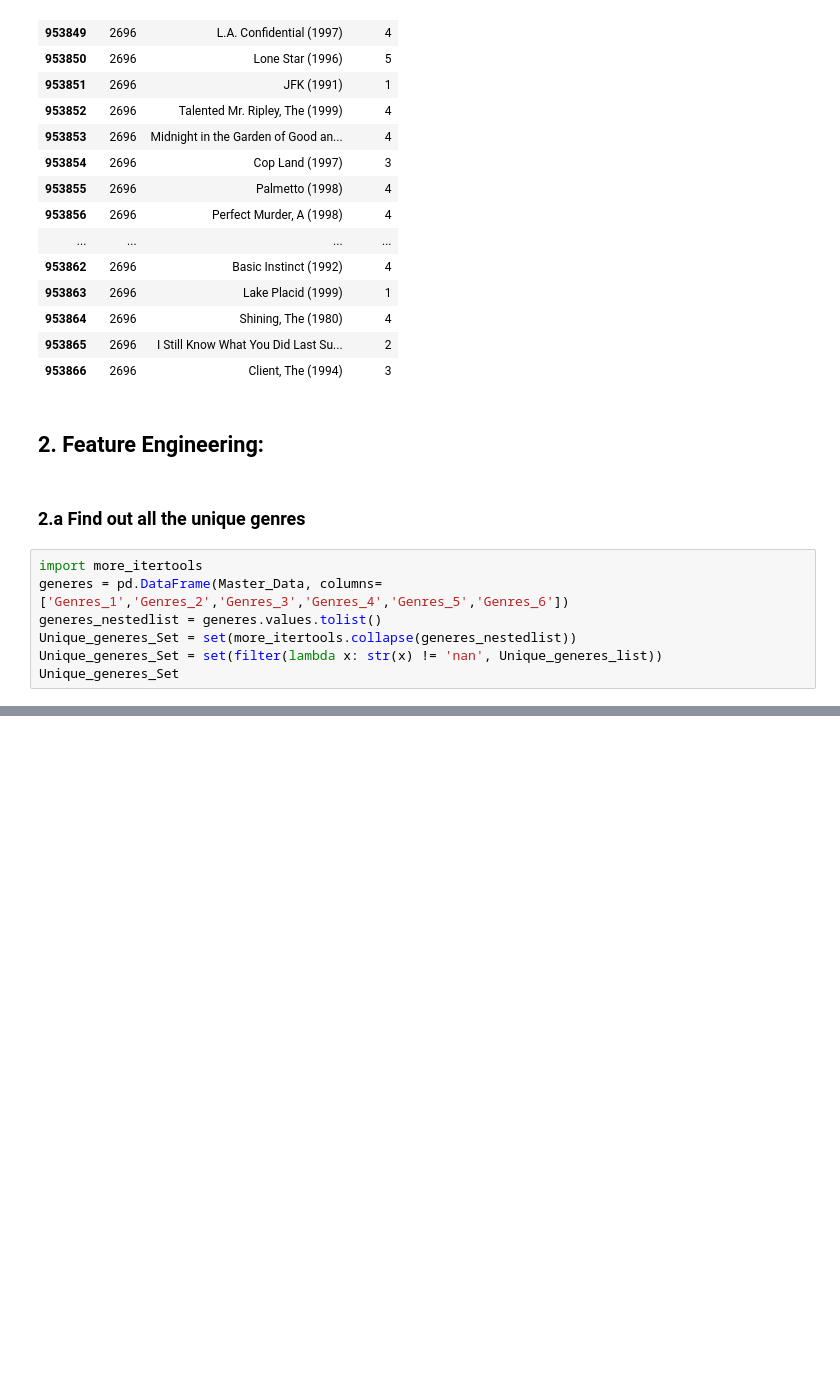
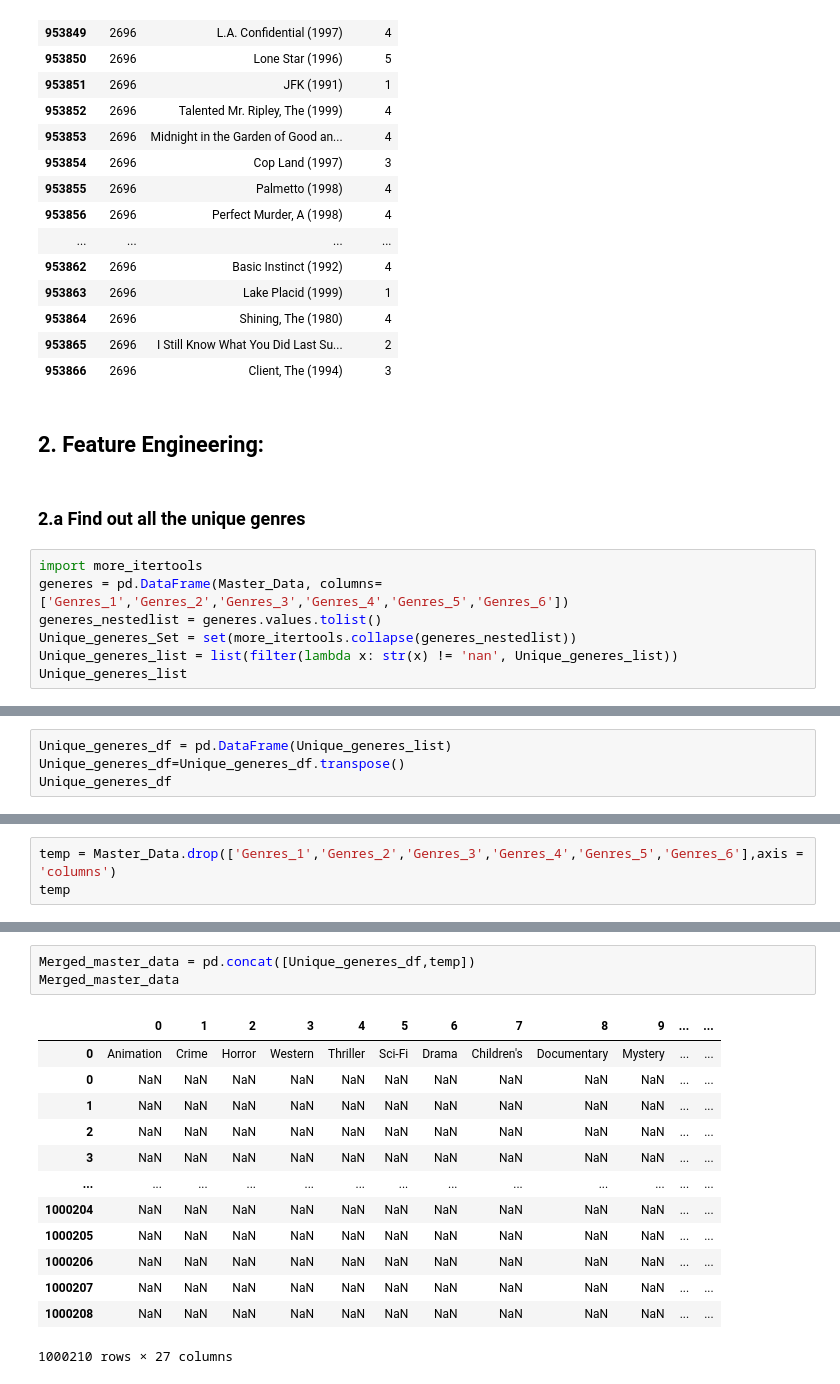
Before and after one commit to kdeepakkumarbk/DataSci_WithPy_DPK, a Jupyter notebook: _projects/project2/src/Movielens_Case_Study.ipynb, the cells around one changed output, grey strips where cells are left out. Cells and saved outputs as stored; diff of their text form; blank space fills up the shorter version.

```diff
--- a/_projects/project2/src/Movielens_Case_Study.ipynb
+++ b/_projects/project2/src/Movielens_Case_Study.ipynb
@@ -330,6 +330,6 @@ import more_itertools
 generes = pd.DataFrame(Master_Data, columns= ['Genres_1','Genres_2','Genres_3','Genres_4','Genres_5','Genres_6'])
 generes_nestedlist = generes.values.tolist()
 Unique_generes_Set = set(more_itertools.collapse(generes_nestedlist))
-Unique_generes_Set = set(filter(lambda x: str(x) != 'nan', Unique_generes_list))
-Unique_generes_Set
+Unique_generes_list = list(filter(lambda x: str(x) != 'nan', Unique_generes_list))
+Unique_generes_list
 # %% [output]
@@ -353,0 +356,4 @@ Unique_generes_Set
+# %%
+Unique_generes_df = pd.DataFrame(Unique_generes_list)
+Unique_generes_df=Unique_generes_df.transpose()
+Unique_generes_df
@@ -353,0 +384,3 @@ Unique_generes_Set
+# %%
+temp = Master_Data.drop(['Genres_1','Genres_2','Genres_3','Genres_4','Genres_5','Genres_6'],axis = 'columns')
+temp
@@ -353,0 +401,17 @@ Unique_generes_Set
+# %%
+Merged_master_data = pd.concat([Unique_generes_df,temp])
+Merged_master_data
+# %% [output]
+|  | 0 | 1 | 2 | 3 | 4 | 5 | 6 | 7 | 8 | 9 | ... | ... |
+| 0 | Animation | Crime | Horror | Western | Thriller | Sci-Fi | Drama | Children's | Documentary | Mystery | ... | ... |
+| 0 | NaN | NaN | NaN | NaN | NaN | NaN | NaN | NaN | NaN | NaN | ... | ... |
+| 1 | NaN | NaN | NaN | NaN | NaN | NaN | NaN | NaN | NaN | NaN | ... | ... |
+| 2 | NaN | NaN | NaN | NaN | NaN | NaN | NaN | NaN | NaN | NaN | ... | ... |
+| 3 | NaN | NaN | NaN | NaN | NaN | NaN | NaN | NaN | NaN | NaN | ... | ... |
+| ... | ... | ... | ... | ... | ... | ... | ... | ... | ... | ... | ... | ... |
+| 1000204 | NaN | NaN | NaN | NaN | NaN | NaN | NaN | NaN | NaN | NaN | ... | ... |
+| 1000205 | NaN | NaN | NaN | NaN | NaN | NaN | NaN | NaN | NaN | NaN | ... | ... |
+| 1000206 | NaN | NaN | NaN | NaN | NaN | NaN | NaN | NaN | NaN | NaN | ... | ... |
+| 1000207 | NaN | NaN | NaN | NaN | NaN | NaN | NaN | NaN | NaN | NaN | ... | ... |
+| 1000208 | NaN | NaN | NaN | NaN | NaN | NaN | NaN | NaN | NaN | NaN | ... | ... |
+1000210 rows × 27 columns
```
Also changed, not shown: parts of 8 cells of this notebook.
